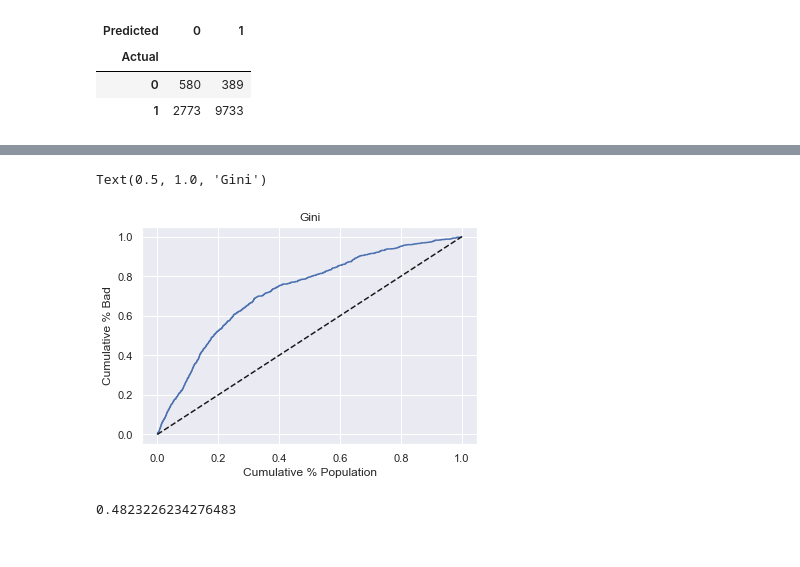
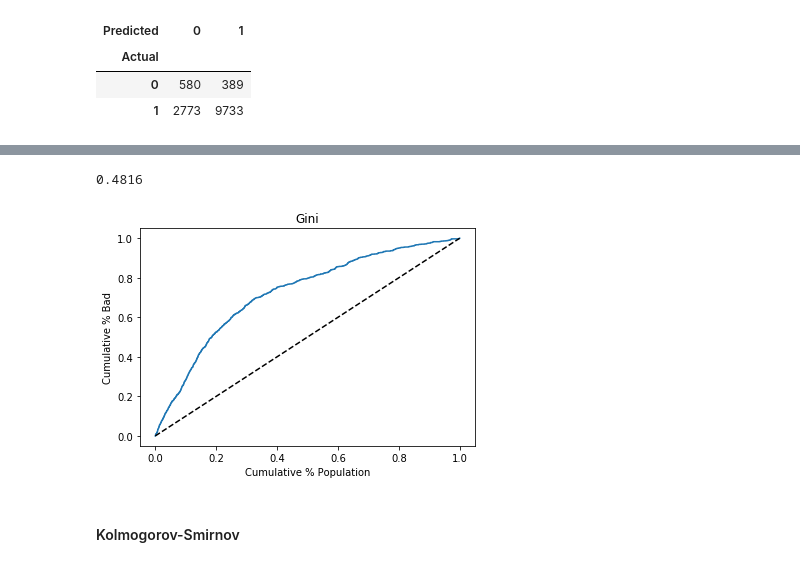
Before and after one commit to Marvykalu/Establishing-predictive-factors-that-determines-a-bad-and-good-borrower, a Jupyter notebook: PD_Model_Estimation-Evaluation.ipynb, the cells around one changed output, grey strips where cells are left out. Cells and saved outputs as stored; diff of their text form; code cells hidden in the pictures.

```diff
--- a/PD_Model_Estimation-Evaluation.ipynb
+++ b/PD_Model_Estimation-Evaluation.ipynb
@@ -542,7 +525,7 @@ dtype: object
 # %% [markdown]
 ### Evaluating and interpreting the model
 # %%
-def probability_default_df(model,X_true,y_true,tr):
+def probability_default_df(model,X_true,y_true):
     """
     Function to generate probability of good borrowers on a model
     INPUT: Model, true data sets, that is X_true & y_true data sets
@@ -804,23 +744,9 @@ df_actual_predicted_probs.head()
-# %%
-# Plot Gini
-plt.plot(df_actual_predicted_probs['Cumulative Perc Population'], df_actual_predicted_probs['Cumulative Perc Bad'])
-# We plot the cumulative percentage of all along the x-axis and the cumulative percentage 'good' along the y-axis,
-# thus plotting the Gini curve.
-plt.plot(df_actual_predicted_probs['Cumulative Perc Population'], df_actual_predicted_probs['Cumulative Perc Population'], linestyle = '--', color = 'k')
-# We plot a seconary diagonal line, with dashed line style and black color.
-plt.xlabel('Cumulative % Population')
-# We name the x-axis "Cumulative % Population".
-plt.ylabel('Cumulative % Bad')
-# We name the y-axis "Cumulative % Bad".
-plt.title('Gini')
-# We name the graph "Gini".
-# %% [output]
-Text(0.5, 1.0, 'Gini')
-[figure, removed]
-# %%
-Gini = AUROC * 2 - 1
-# Here we calculate Gini from AUROC.
-Gini
-# %% [output]
-0.4823226234276483
+# %%
+df, Gini = Gini_performance()
+Gini
+# %% [output]
+0.4816
+[figure, added]
+# %% [markdown]
+#### Kolmogorov-Smirnov
 # %%
```
Also changed, not shown: parts of 30 cells of this notebook.
